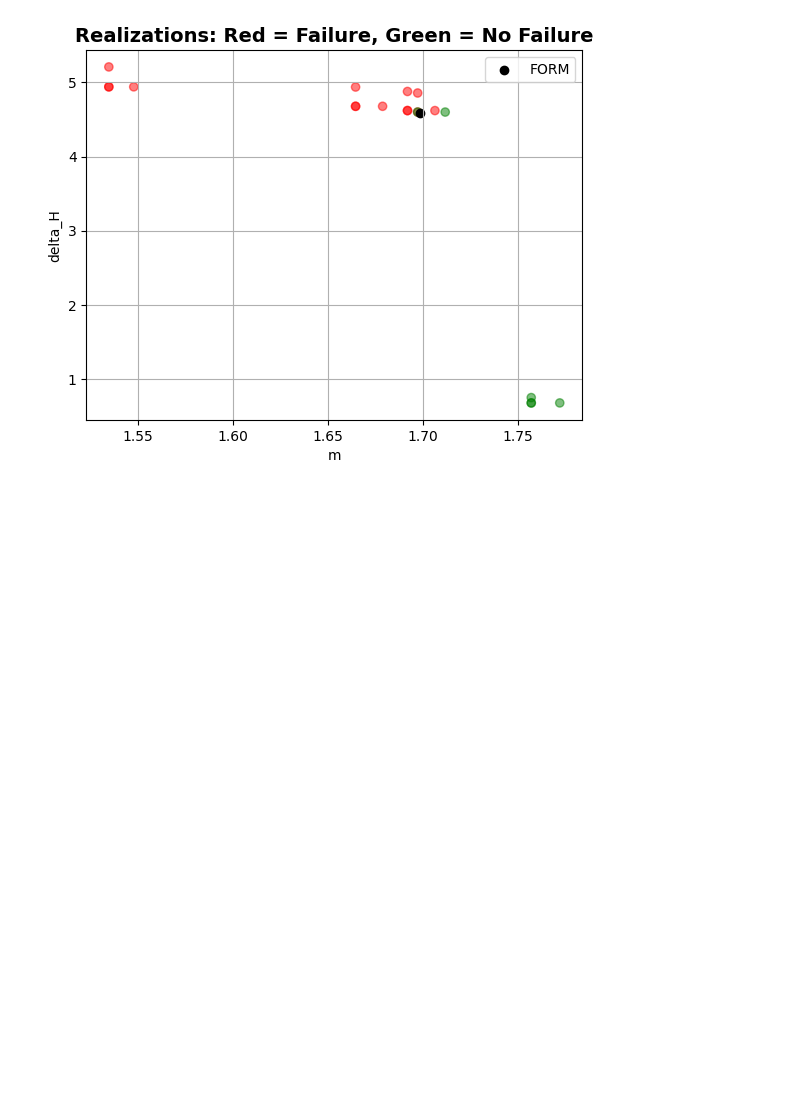
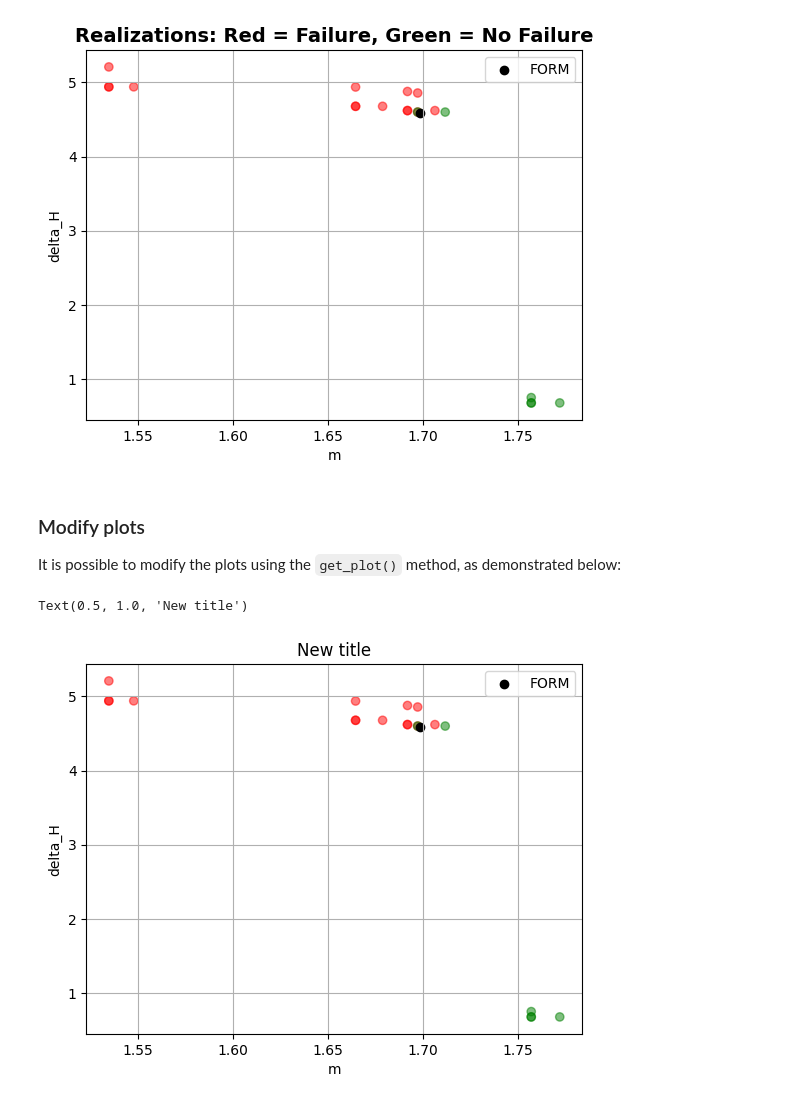
Before and after one commit to Deltares/ProbabilisticLibrary, a Jupyter notebook: sources/Deltares.Probabilistic.PWrapper.Notebooks/visualize_results.ipynb, the cells around one changed output. Drawn from its saved outputs; the diff is of its cells as text; code cells hidden in the pictures; blank space fills up the shorter version.

```diff
--- a/sources/Deltares.Probabilistic.PWrapper.Notebooks/visualize_results.ipynb
+++ b/sources/Deltares.Probabilistic.PWrapper.Notebooks/visualize_results.ipynb
@@ -96,3 +104,13 @@ Using the `plot_realizations()` method, we can visualize the realizations and th
 project.design_point.plot_realizations()
 # %% [output]
 [figure]
+# %% [markdown]
+### Modify plots
+
+It is possible to modify the plots using the `get_plot()` method, as demonstrated below:
+# %%
+plt = project.design_point.get_plot_realizations()
+plt.title("New title")
+# %% [output]
+Text(0.5, 1.0, 'New title')
+[figure, added]
```
Also changed, not shown: parts of 7 cells of this notebook.
